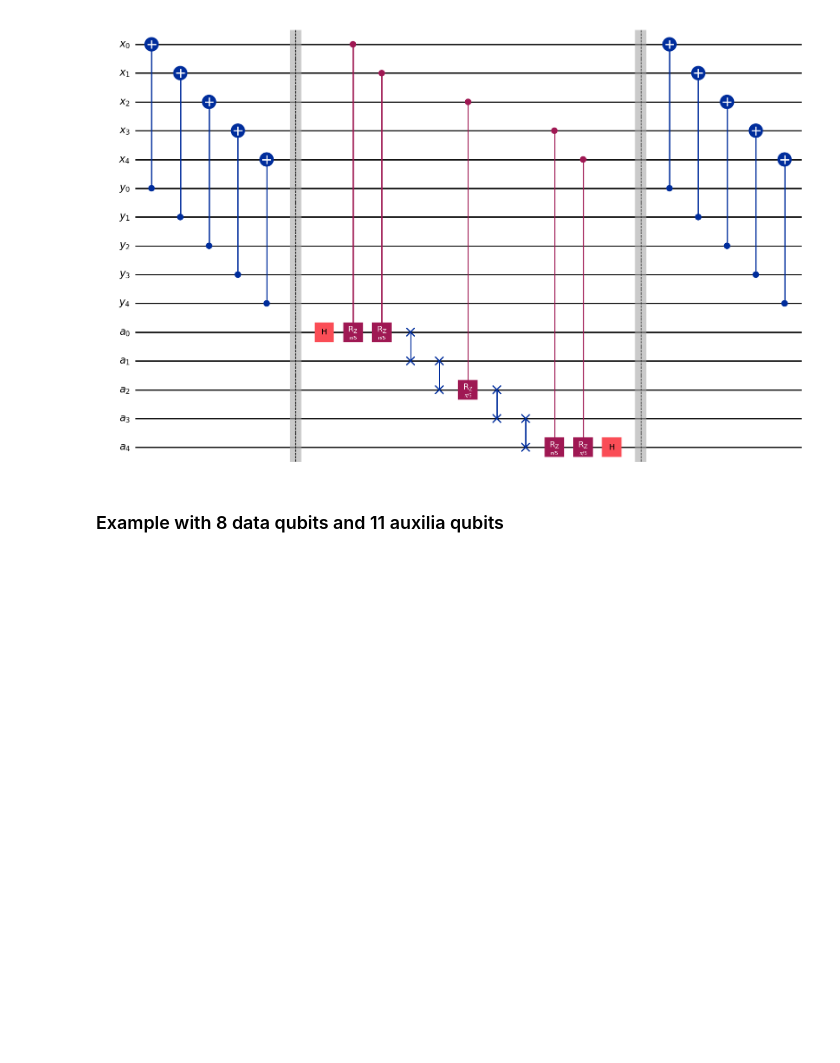
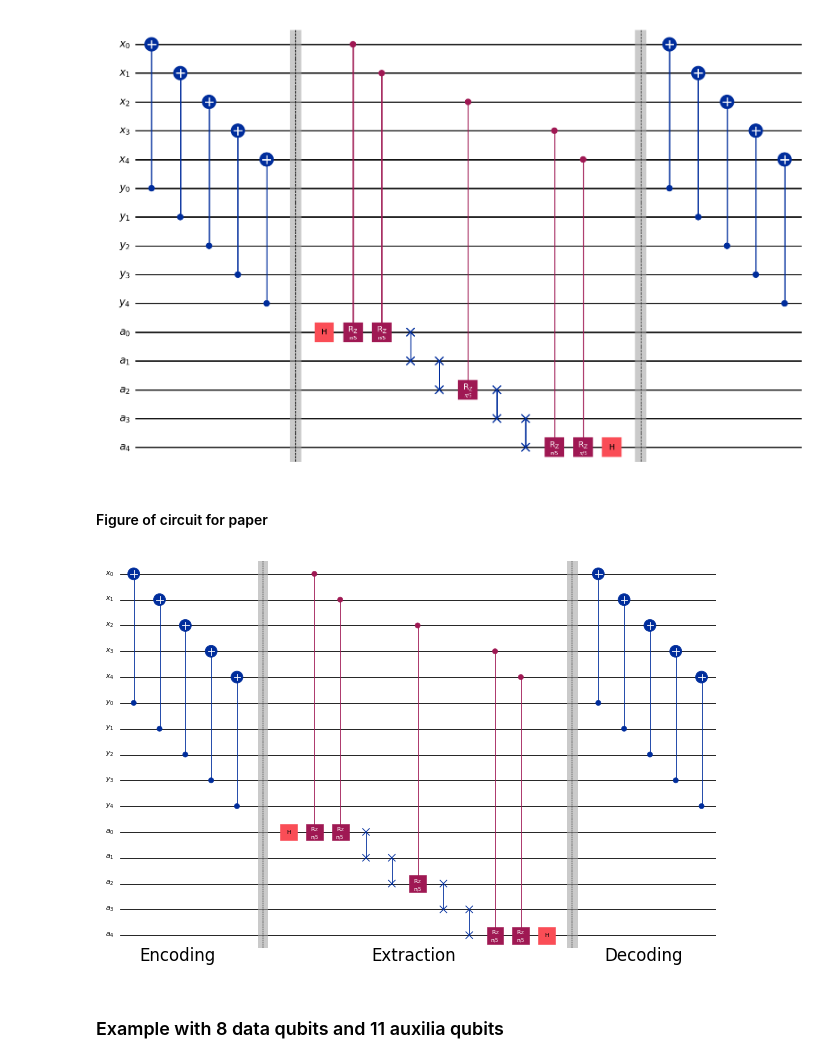
Before and after one commit to kephircheek/Hybrid-quantum-classical-unsupervised-data-clustering-based-on-the-self-organizing-feature-map, a Jupyter notebook: hd_tomography.ipynb, the cells around one changed output. Cells and saved outputs as stored; diff of their text form; code cells hidden in the pictures; blank space fills up the shorter version.

Commit message:
Add section of n5a5 circuit figure for paper

```diff
--- a/hd_tomography.ipynb
+++ b/hd_tomography.ipynb
@@ -115,6 +115,31 @@ hamdist_circuit(4, 3, False).draw(output="mpl")
 hamdist_circuit(5, 5, False).draw(output="mpl")
 # %% [output]
 [figure]
+# %% [markdown]
+#### Figure of circuit for paper
+# %%
+from matplotlib.patches import Rectangle
+
+fig, ax = plt.subplots(1, 1)
+
+style = {
+    "fontsize": 14,
+    "subfontsize": 12,
+    "backgroundcolor": "white",
+    "margin": [1.3, 0, 0, 0],
+}
+
+hamdist_circuit(5, 5, False).draw(ax=ax, style=style, output="mpl")
+
+ax.text(0, -15, "Encoding", fontsize=12)
+ax.text(9, -15, "Extraction", fontsize=12)
+ax.text(18, -15, "Decoding", fontsize=12)
+
+fig.set_facecolor("white")
+fig.tight_layout()
+fig.savefig(f"hd-circuit-n5a5.pdf", bbox_inches="tight")
+# %% [output]
+[figure, added]
 # %% [markdown]
 ### Example with 8 data qubits and 11 auxilia qubits
 # %%
```
